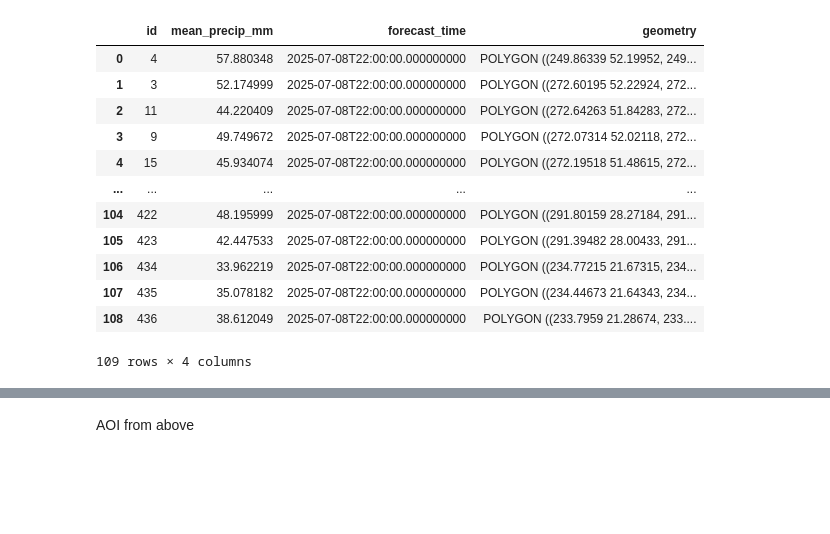
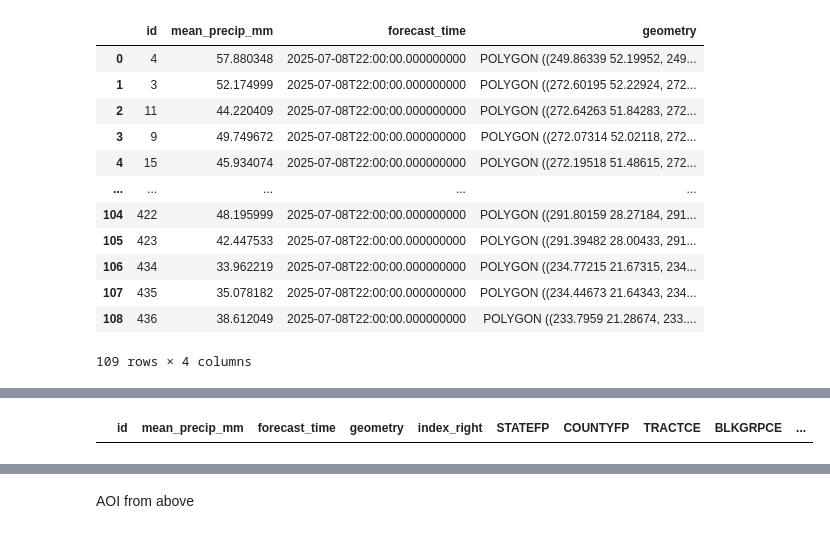
Before and after one commit to MayerT1/PIPECAST, a Jupyter notebook: Step1_HRRR_AOI_Delineation.ipynb, the cells around one changed output, grey strips where cells are left out. Drawn from its saved outputs; the diff is of its cells as text; code cells hidden in the pictures; blank space fills up the shorter version.

```diff
--- a/Step1_HRRR_AOI_Delineation.ipynb
+++ b/Step1_HRRR_AOI_Delineation.ipynb
@@ -187,0 +224,18 @@ m
+# %%
+import geopandas as gpd
+
+# Load the merged shapefile (Census blocks)
+shapefile_path = "/content/drive/Shareddrives/SCO-Shared/Science Resources/Thematic Service Areas/WaterSecurity/Pipecast/Census_tracts/merged_output/merged_blocks.shp"
+census_gdf = gpd.read_file(shapefile_path)
+
+# Ensure both GeoDataFrames use the same CRS
+if census_gdf.crs != gdf.crs:
+    census_gdf = census_gdf.to_crs(gdf.crs)
+
+# Perform spatial join: keep only intersecting geometries
+joined_gdf = gpd.sjoin(gdf, census_gdf, how="inner", predicate="intersects")
+
+# Result: all features from gdf, with attributes from intersecting census polygons
+joined_gdf.head()
+# %% [output]
+|  | id | mean_precip_mm | forecast_time | geometry | index_right | STATEFP | COUNTYFP | TRACTCE | BLKGRPCE | ... |
```
Also changed, not shown: parts of 26 cells of this notebook.
